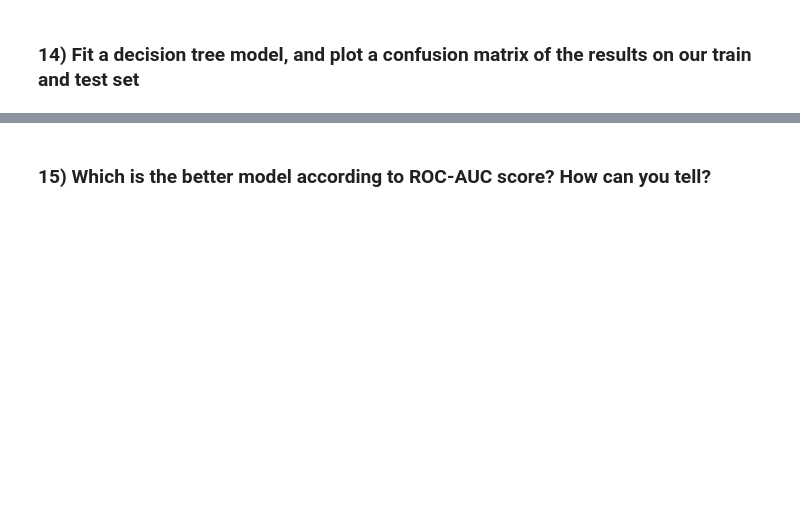
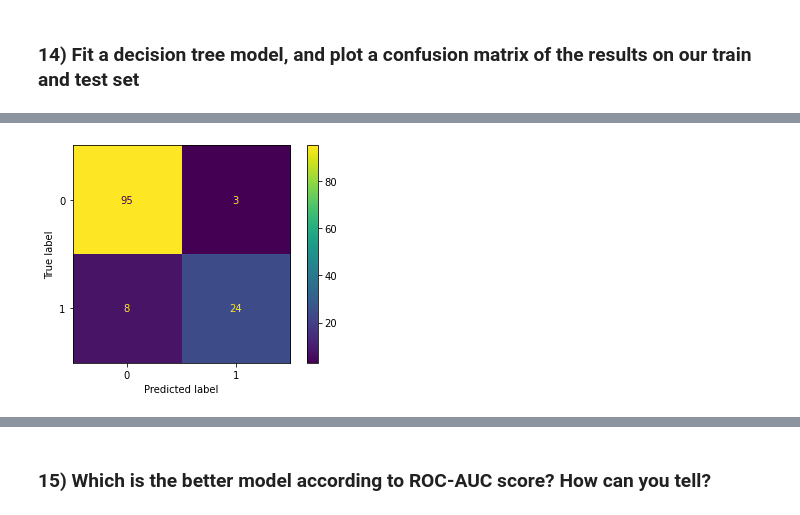
Before and after one commit to pyamin1878/NTL-DS-103023, a Jupyter notebook: Phase 3/Lectures/17_P3_CodeChallenge_Review.ipynb, the cells around one changed output, grey strips where cells are left out. Saved outputs shown, nothing was run; the diff lists cells and outputs as text; code cells hidden in the pictures; blank space fills up the shorter version.

```diff
--- a/Phase 3/Lectures/17_P3_CodeChallenge_Review.ipynb
+++ b/Phase 3/Lectures/17_P3_CodeChallenge_Review.ipynb
@@ -336,2 +363,6 @@ dt = None
 # %%
 # Plot a confusion matrix on the test data
+cm = confusion_matrix(y_test, dt.predict(X_test))
+ConfusionMatrixDisplay(cm).plot();
+# %% [output]
+[figure, added]
```
Also changed, not shown: parts of 39 cells of this notebook.
